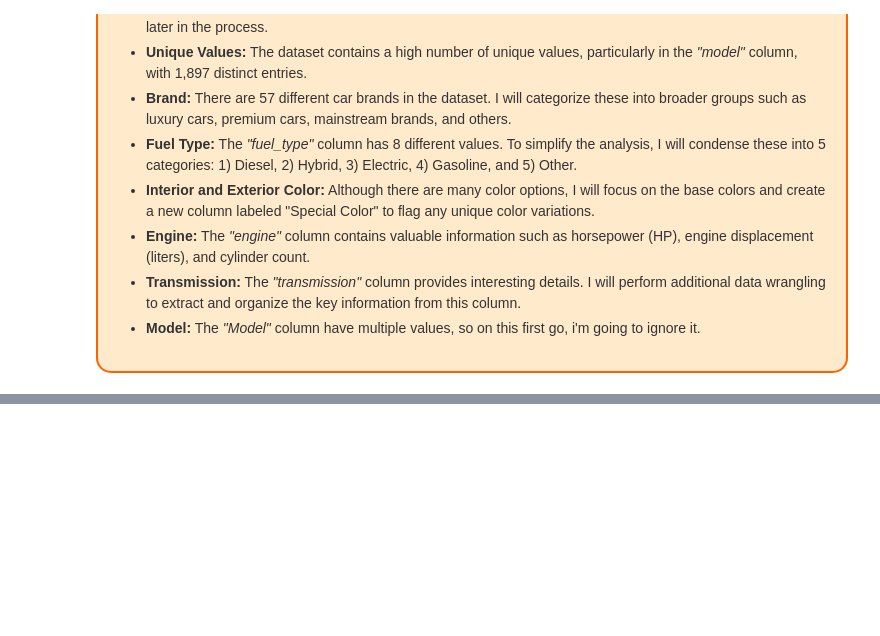
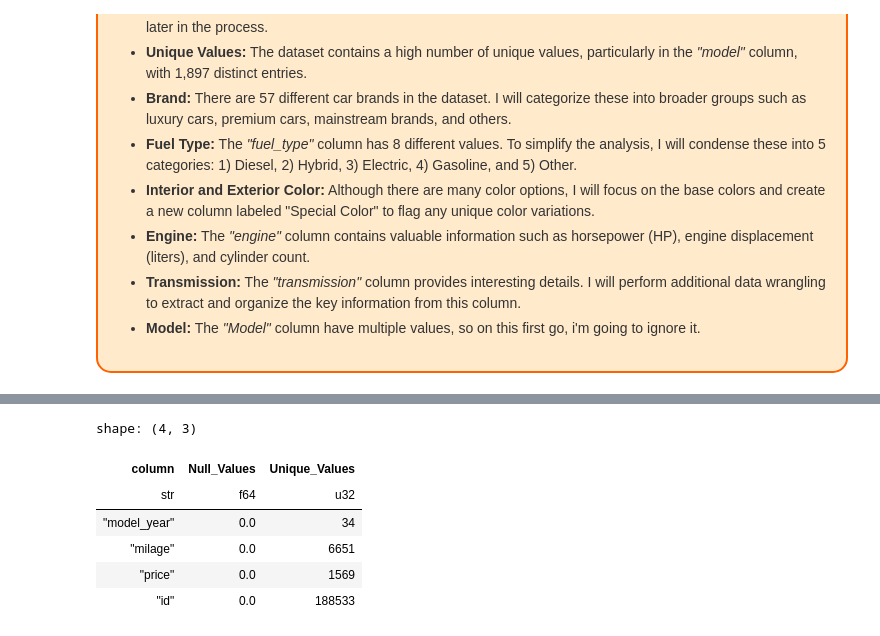
Before and after one commit to Arancium98/Regression-Cars, a Jupyter notebook: Regression for used cars.ipynb, the cells around one changed output, grey strips where cells are left out. Drawn from its saved outputs; the diff is of its cells as text; code cells hidden in the pictures; blank space fills up the shorter version.

```diff
--- a/1.ipynb
+++ b/Regression for used cars.ipynb
@@ -210,0 +263,19 @@ def fill_transmission() -> pl.Expr:
+# %%
+(
+    df
+    .select(cs.numeric())
+    .unpivot(variable_name="column")
+    .group_by("column")
+    .agg(
+        Null_Values = (pl.col.value.is_null().sum() / pl.col.value.len()) * 100,
+        Unique_Values = (pl.col.value.n_unique())
+    )
+)
+# %% [output]
+shape: (4, 3)
+| column | Null_Values | Unique_Values |
+| str | f64 | u32 |
+| "model_year" | 0.0 | 34 |
+| "milage" | 0.0 | 6651 |
+| "price" | 0.0 | 1569 |
+| "id" | 0.0 | 188533 |
```
Also changed, not shown: parts of 43 cells of this notebook, 1 other file.
